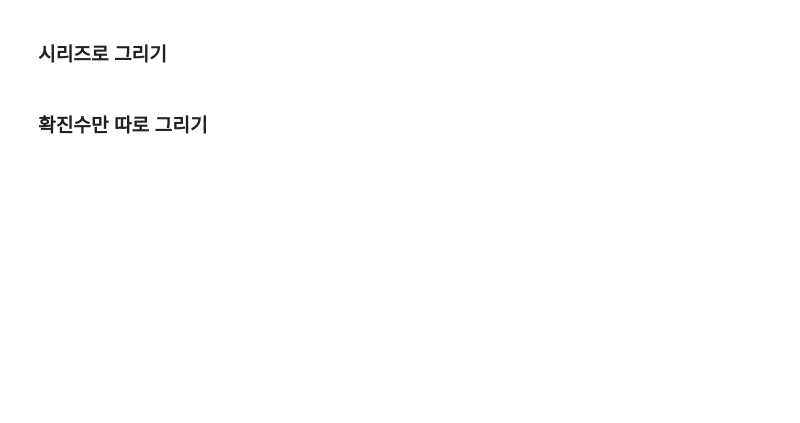
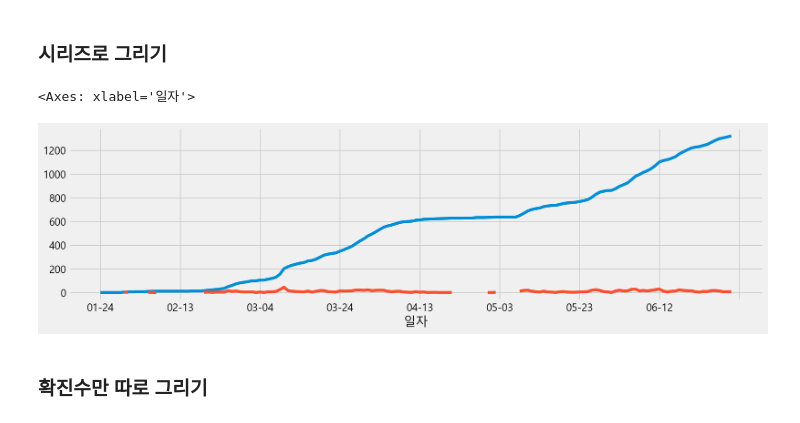
Before and after one commit to nz663633/data-analysis-viz, a Jupyter notebook: seoul-covid-19-02-eda-input.ipynb, the cells around one changed output. Saved outputs shown, nothing was run; the diff lists cells and outputs as text; code cells hidden in the pictures; blank space fills up the shorter version.

```diff
--- a/seoul-covid-19-02-eda-input.ipynb
+++ b/seoul-covid-19-02-eda-input.ipynb
@@ -453,6 +503,12 @@ all_day.head()
 ### 시리즈로 그리기
 # %%
 # 시리즈로 2개의 그래프 그리기
+
+cum_day["누적확진"].plot(figsize=(15, 4))
+cum_day["확진수"].plot()
+# %% [output]
+<Axes: xlabel='일자'>
+[figure, added]
 # %% [markdown]
 ### 확진수만 따로 그리기
 # %%
```
Also changed, not shown: parts of 9 cells of this notebook.
